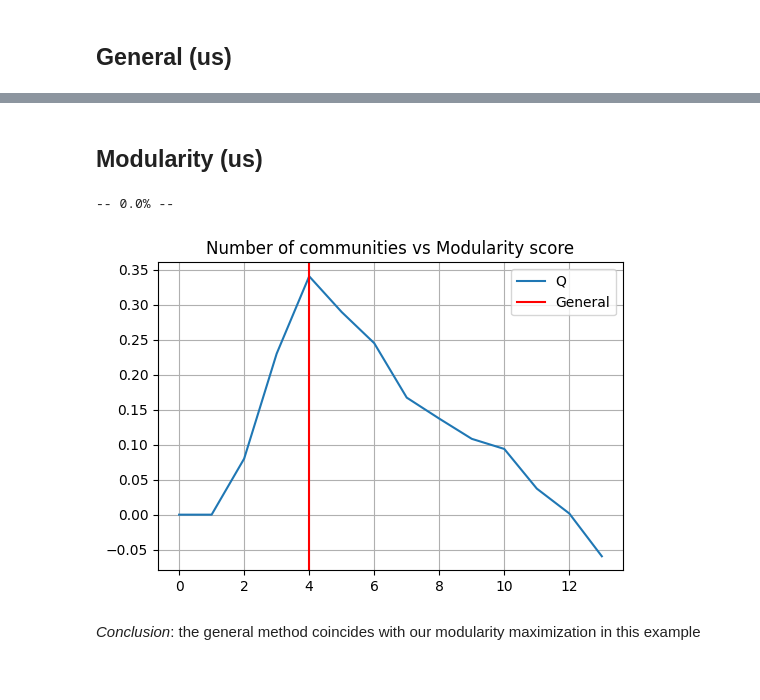
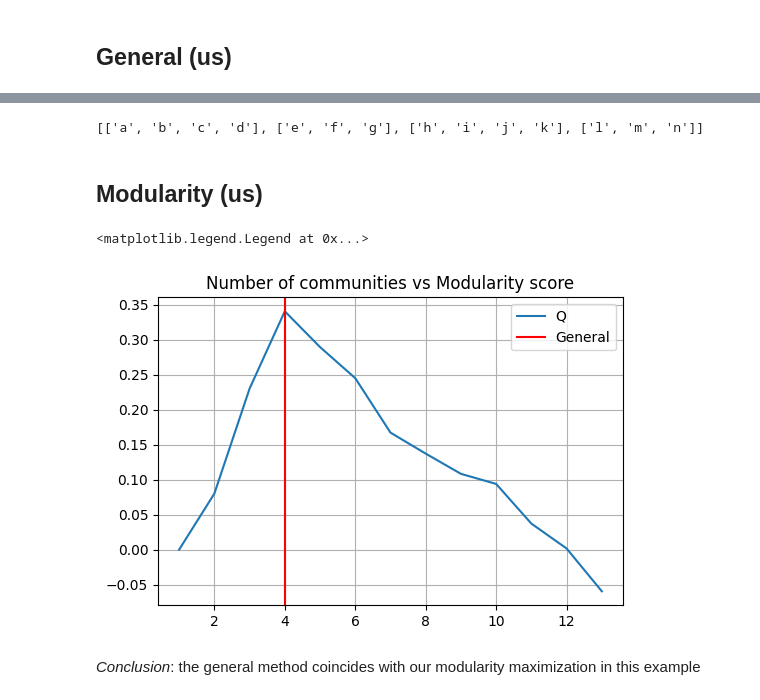
Before and after one commit to LaComarca-Lab/HyperGraph-Communities, a Jupyter notebook: ToyModel.ipynb, the cells around one changed output, grey strips where cells are left out. Cells and saved outputs as stored; diff of their text form; code cells hidden in the pictures.

```diff
--- a/ToyModel.ipynb
+++ b/ToyModel.ipynb
@@ -64,3 +44,5 @@ h_cut = (Z[index_max+1][2] + Z[index_max][2])/2
+# %%
+h_cut, num_fusion = height_based_cut(Z)
 # %%
 cuttree = hierarchy.cut_tree(Z, height = h_cut)
 Communities_dict = {}
@@ -122,3 +60,12 @@ moda = len(Communities_list)
+# %%
+grouped_dict = defaultdict(list)
+for key, val in Communities_dict.items():
+    grouped_dict[val].append(key)
+
+Communities_list = list(grouped_dict.values())
+print(Communities_list)
+# %% [output]
+[['a', 'b', 'c', 'd'], ['e', 'f', 'g'], ['h', 'i', 'j', 'k'], ['l', 'm', 'n']]
 # %% [markdown]
 ## Modularity (us)
 # %%
@@ -136,17 +73,6 @@ A -= np.diag(np.diag(A))
-# %%
-# Create the associated graph
-G1 = nx.from_numpy_array(A)
-
-# Relabeling the nodes to meet with H
-mapping = {}
-
-for cont, node in enumerate(H.nodes):
-    mapping[cont] = node
-
-G = nx.relabel_nodes(G1, mapping)
 # %%
 Modularity = []
-for n in range(len(H.nodes)):
+for n in range(1,len(H.nodes)):
 
     if n % 50 == 0:
         print(f'-- {n/len(H.nodes)}% --')
@@ -157,36 +83,28 @@ for n in range(len(H.nodes)):
     for cont, i in enumerate(nodes_list):
         Communities_dict[i] = cuttree[cont][0]
 
-    # Remove duplicated values from the Communities_dict
-    temp = []
-    res_dict = dict()
+    # Get the list of communities
+    grouped_dict = defaultdict(list)
     for key, val in Communities_dict.items():
-        if val not in temp:
-            temp.append(val)
-            res_dict[key] = val
+        grouped_dict[val].append(key)
 
-    Communities_list = []
-    for val in res_dict.values():
-        comm = [k for k, v in Communities_dict.items() if v == val]
-        Communities_list.append(comm)
+    Communities_list = list(grouped_dict.values())
+    #print(Communities_list)
 
-    q = nx.community.modularity(G,Communities_list)
+    q = nx.community.modularity(G, Communities_list)
 
     Modularity.append(q)
-# %% [output]
--- 0.0% --
 # %%
 plt.figure(figsize=(6,4))
 plt.title("Number of communities vs Modularity score")
-plt.plot(range(len(H.nodes)), Modularity, label='Q')
+plt.plot(range(1,len(H.nodes)), Modularity, label='Q')
 plt.grid()
 plt.axvline(Num_communities, color='r', label='General')
 
 plt.legend()
-
-plt.savefig("modularity_vs_moda.png")
 # %% [output]
+<matplotlib.legend.Legend at 0x...>
-[figure, old version]
+[figure, new version]
 # %% [markdown]
 *Conclusion*: the general method coincides with our modularity maximization in this example
 # %%
```
Also changed, not shown: parts of 13 cells of this notebook, 2 other files.
